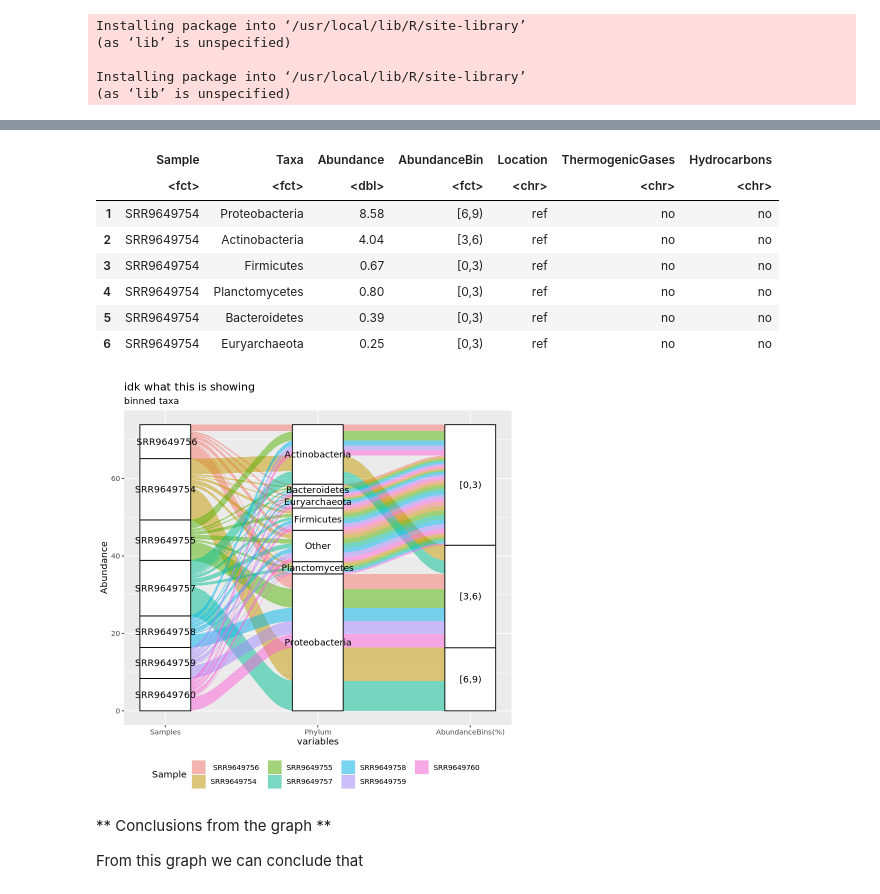
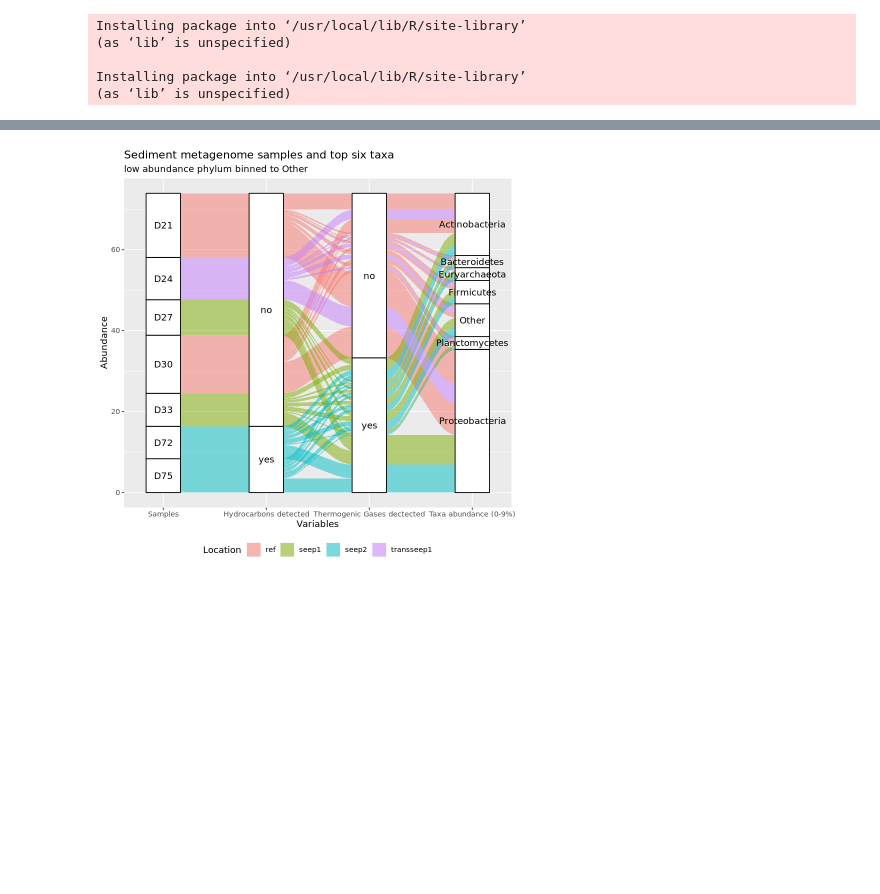
Before and after one commit to hleffler/Microbial-visualization, a Jupyter notebook: REU_hleffler.ipynb, the cells around one changed output, grey strips where cells are left out. Cells and saved outputs as stored; diff of their text form; code cells hidden in the pictures; blank space fills up the shorter version.

```diff
--- a/REU_hleffler.ipynb
+++ b/REU_hleffler.ipynb
@@ -451,17 +543,24 @@ reformat$Hydrocarbons= (c("no","no","no","no","no","no","no",
                           "no","no","no","no","no","no","no",
                           "yes","yes","yes","yes","yes","yes","yes",
                           "yes","yes","yes","yes","yes","yes","yes"))
+reformat$Samples= (c("D21","D21","D21","D21","D21","D21","D21",
+                          "D30","D30","D30","D30","D30","D30","D30",
+                          "D24","D24","D24","D24","D24","D24","D24",
+                          "D27","D27","D27","D27","D27","D27","D27",
+                          "D33","D33","D33","D33","D33","D33","D33",
+                          "D72","D72","D72","D72","D72","D72","D72",
+                          "D75","D75","D75","D75","D75","D75","D75"))
 
-head(reformat)
+#head(reformat)
 
 ggplot(data = reformat,
-       aes(axis1 = Sample, axis2 = Taxa, axis3 = AbundanceBin,
+       aes(axis1 = Samples, axis2 = Hydrocarbons, axis3 = ThermogenicGases, axis5 = Taxa,
            y = Abundance)) +
-  scale_x_discrete(limits = c("Samples", "Phylum", "AbundanceBins(%)"), expand = c(.11, .05)) +
-  xlab("variables") +
-  geom_alluvium(aes(fill = Sample)) +
+  scale_x_discrete(limits = c("Samples","Hydrocarbons detected","Thermogenic Gases dectected","Taxa abundance (0-9%)"), expand = c(.11, .05)) +
+  xlab("Variables") +
+  geom_alluvium(aes(fill = Location)) +
   geom_stratum() + geom_text(stat = "stratum", infer.label = TRUE) +
   theme(legend.position = "bottom") +
-  ggtitle("idk what this is showing",
-          "binned taxa")
+  ggtitle("Sediment metagenome samples and top six taxa",
+          "low abundance phylum binned to Other")
 # %% [output]
@@ -469,13 +573 @@ A data.frame: 6 × 7
-|  | Sample | Taxa | Abundance | AbundanceBin | Location | ThermogenicGases | Hydrocarbons |
-|  | <fct> | <fct> | <dbl> | <fct> | <chr> | <chr> | <chr> |
-| 1 | SRR9649754 | Proteobacteria | 8.58 | [6,9) | ref | no | no |
-| 2 | SRR9649754 | Actinobacteria | 4.04 | [3,6) | ref | no | no |
-| 3 | SRR9649754 | Firmicutes | 0.67 | [0,3) | ref | no | no |
-| 4 | SRR9649754 | Planctomycetes | 0.80 | [0,3) | ref | no | no |
-| 5 | SRR9649754 | Bacteroidetes | 0.39 | [0,3) | ref | no | no |
-| 6 | SRR9649754 | Euryarchaeota | 0.25 | [0,3) | ref | no | no |
-[figure, old version]
+[figure, new version]
-# %% [markdown]
-** Conclusions from the graph **
-
-From this graph we can conclude that
```
Also changed, not shown: parts of 24 cells of this notebook.
